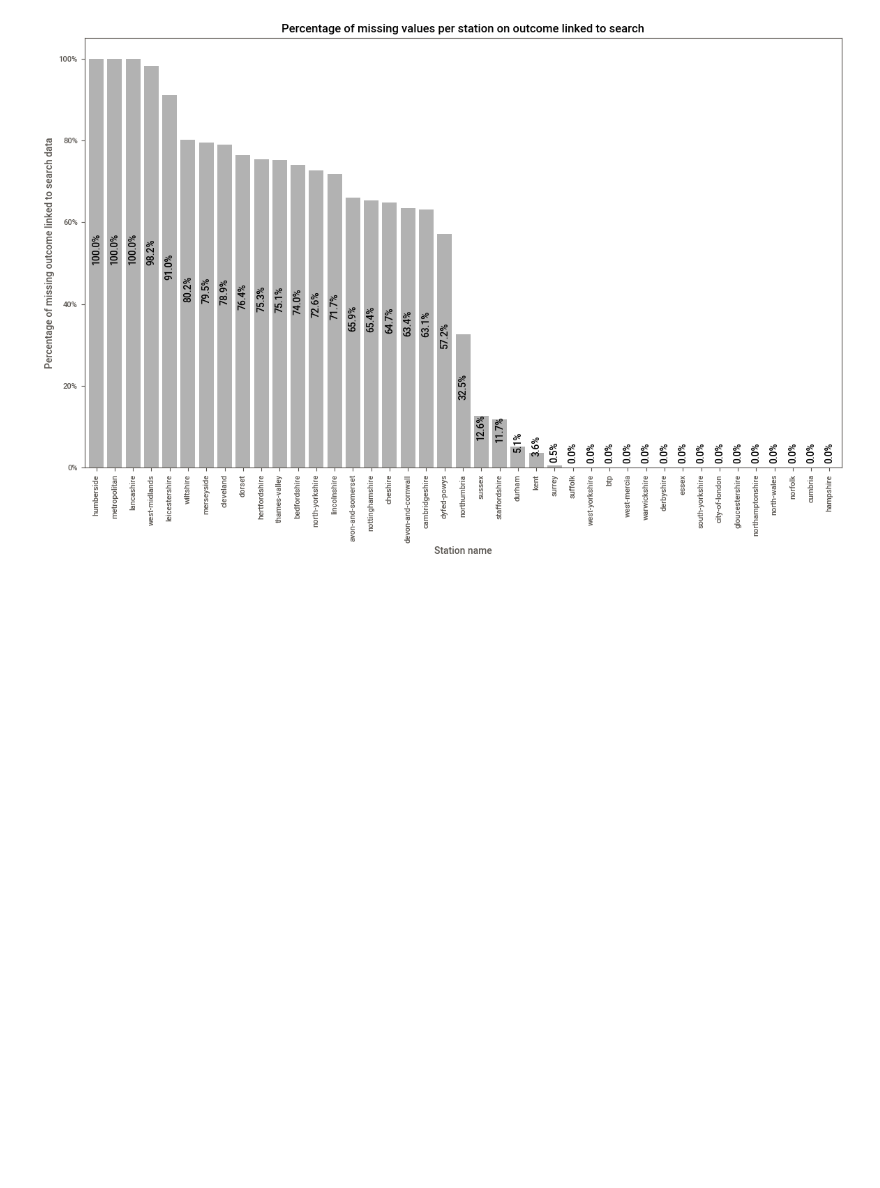
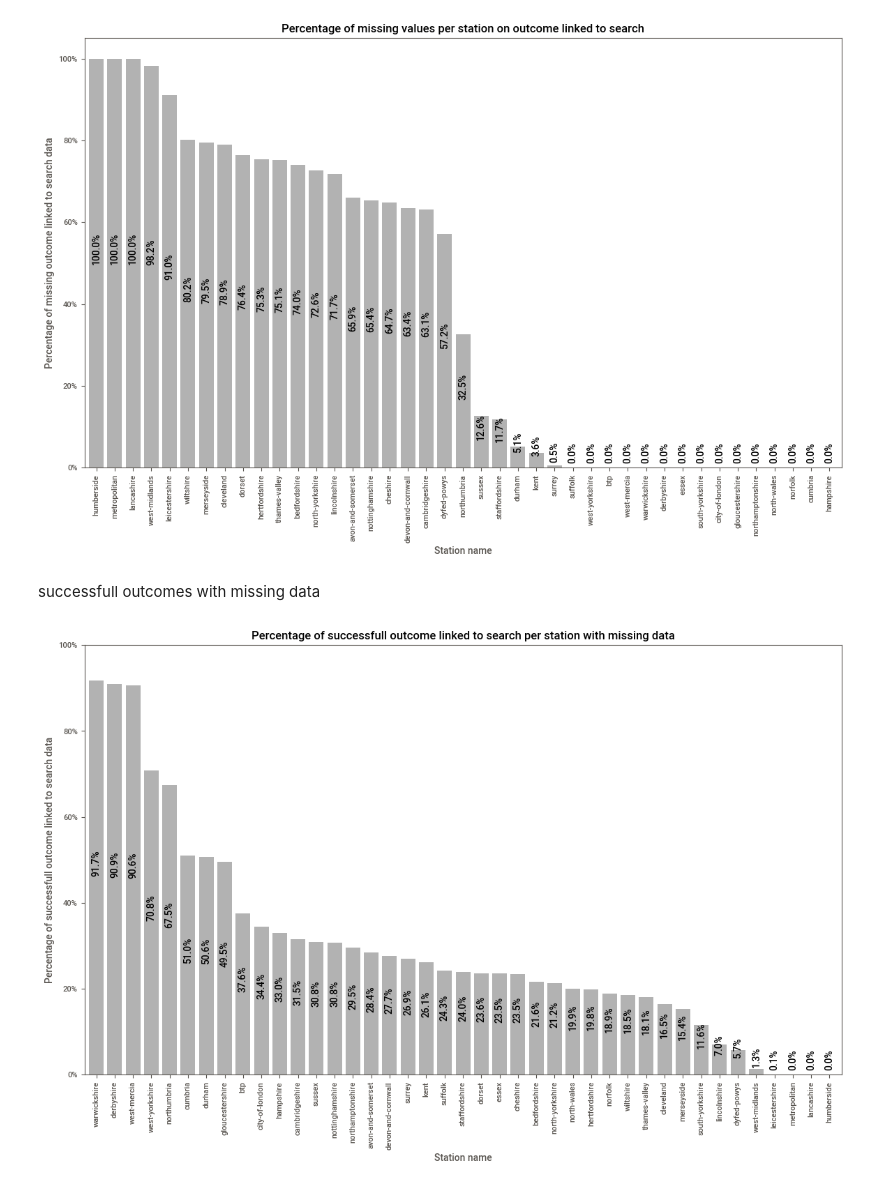
Before and after one commit to 0xjrr/ldsa-capstone-project, a Jupyter notebook: eda-capstone-data.ipynb, the cells around one changed output. Cells and saved outputs as stored; diff of their text form; code cells hidden in the pictures; blank space fills up the shorter version.

Commit message:
success linke to search missing data

```diff
--- a/eda-capstone-data.ipynb
+++ b/eda-capstone-data.ipynb
@@ -644,3 +644,23 @@ for container in ax.containers:
     ax.yaxis.set_major_formatter(mtick.PercentFormatter())
 # %% [output]
 [figure]
+# %% [markdown]
+successfull outcomes with missing data
+# %%
+ax =((data_origin[['Outcome linked to object of search', 'station']]
+    .assign(
+        is_missing = lambda x: x['Outcome linked to object of search']==True,
+        num_data_points = 1
+        )
+    .groupby('station')
+    .sum()
+    .assign(ratio_missing = lambda x: x.is_missing/x.num_data_points)
+    ['ratio_missing']
+    .sort_values(ascending=False)*100)
+    .plot(kind='bar', color='black', figsize=(14,8), alpha=0.3, width=.8, title='Percentage of successfull outcome linked to search per station with missing data', ylabel='Percentage of successfull outcome linked to search data', xlabel='Station name', ylim=(0,100))
+)
+for container in ax.containers:
+    ax.bar_label(container, fmt='%.1f%%', label_type='center', padding=15, rotation=90)
+    ax.yaxis.set_major_formatter(mtick.PercentFormatter())
+# %% [output]
+[figure, added]
```
Also changed, not shown: parts of 3 cells of this notebook.
